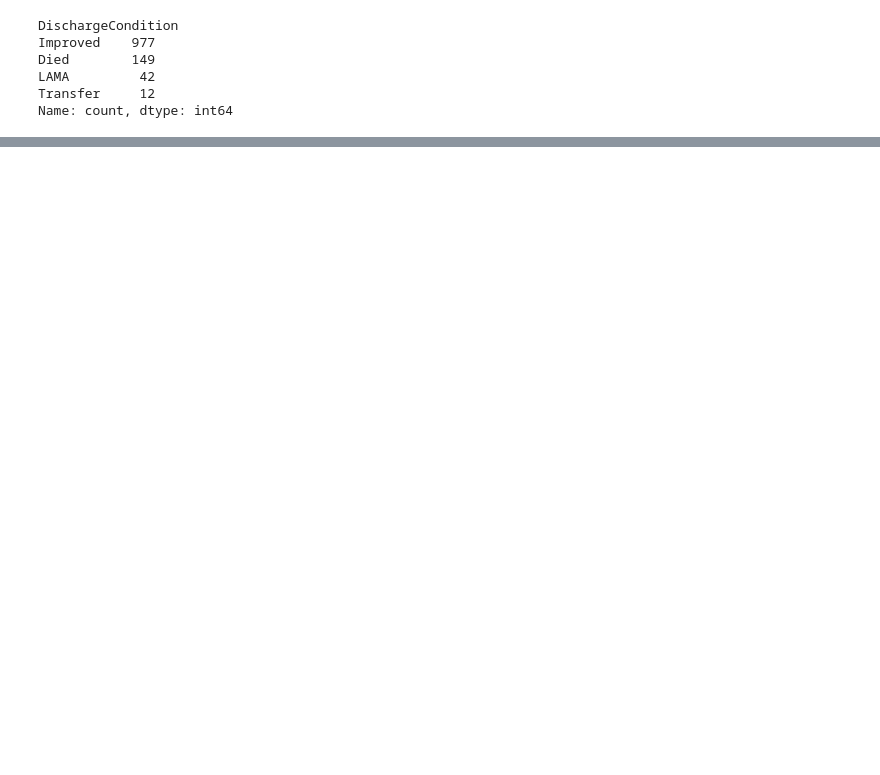
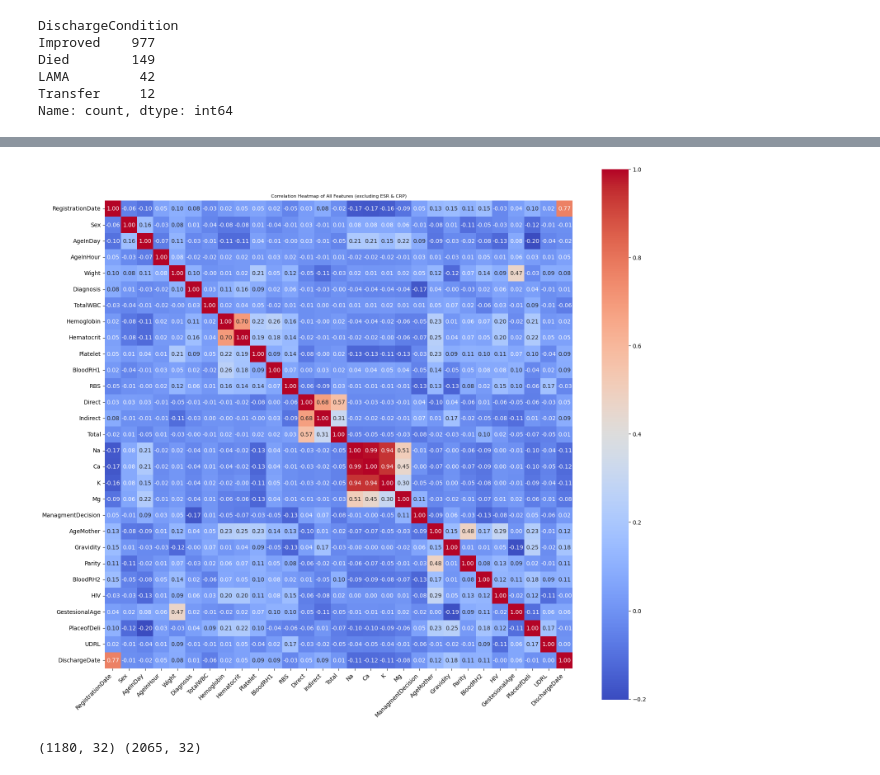
Before and after one commit to meetshambel/Neonatal, a Jupyter notebook: Neontatal.ipynb, the cells around one changed output, grey strips where cells are left out. Drawn from its saved outputs; the diff is of its cells as text; code cells hidden in the pictures; blank space fills up the shorter version.

```diff
--- a/Neontatal.ipynb
+++ b/Neontatal.ipynb
@@ -215,0 +294,48 @@ plt.show()
+# %%
+# Copy features
+X = df_aug.drop(columns='DischargeCondition')
+
+# List of columns to exclude
+exclude_cols = ['ESR', 'CRP']  # add any other columns you want to skip
+
+# Prepare encoded dataframe
+X_encoded = pd.DataFrame()
+
+for col in X.columns:
+    if col in exclude_cols:
+        continue  # skip excluded columns
+
+    # 1️⃣ Handle datetime
+    if np.issubdtype(X[col].dtype, np.datetime64):
+        X_encoded[col] = (X[col] - X[col].min()).dt.total_seconds()
+
+    # 2️⃣ Handle object columns
+    elif X[col].dtype == 'object':
+        try:
+            X_encoded[col] = pd.to_datetime(X[col])
+            X_encoded[col] = (X_encoded[col] - X_encoded[col].min()).dt.total_seconds()
+        except:
+            X_encoded[col] = LabelEncoder().fit_transform(X[col].astype(str))
+
+    # 3️⃣ Numeric columns
+    else:
+        X_encoded[col] = X[col]
+
+# Compute correlation matrix
+corr = X_encoded.corr()
+
+# Plot heatmap
+plt.figure(figsize=(16,14))
+sns.heatmap(corr, annot=True, fmt=".2f", cmap='coolwarm', square=True)
+plt.title('Correlation Heatmap of All Features (excluding ESR & CRP)', fontsize=8)
+plt.xticks(rotation=45, ha='right')
+plt.yticks(rotation=0)
+plt.tight_layout()
+plt.show()
+# %% [output]
+[figure, added]
+# %%
+df_aug = clinical_entropy_matched_oversample(d, total_size=2067, noise_level=0.02, target_col='DischargeCondition')
+print(d.shape, df_aug.shape)
+# %% [output]
+(1180, 32) (2065, 32)
```
Also changed, not shown: parts of 13 cells of this notebook, 2 other files.
